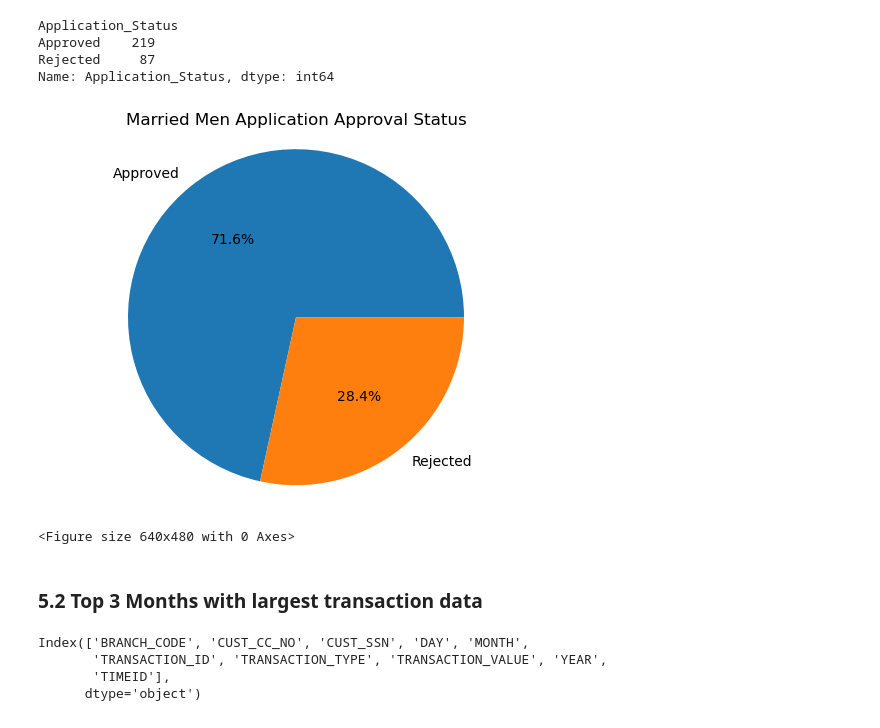
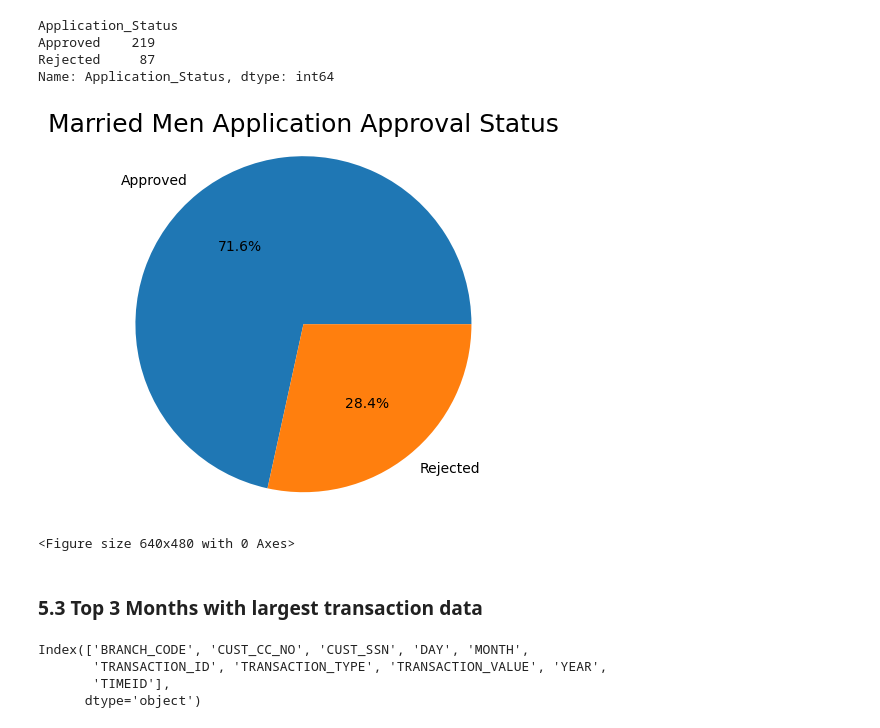
Before and after one commit to ondugba/Capstone, a Jupyter notebook: Ndugba_DE_Capstone_part2.ipynb, the cells around one changed output. Drawn from its saved outputs; the diff is of its cells as text; code cells hidden in the pictures.

```diff
--- a/Ndugba_DE_Capstone_part2.ipynb
+++ b/Ndugba_DE_Capstone_part2.ipynb
@@ -250,15 +267,15 @@ married_men = app_status_married_men.reset_index()
 married_men.columns = ['Status', 'count']
 # %%
 plt.pie(married_men['count'], labels=married_men['Status'], autopct='%1.1f%%')
-plt.title('Married Men Application Approval Status')
+plt.title('Married Men Application Approval Status', fontsize=18)
 plt.axis('equal')
 plt.show()
 plt.savefig('./images/married_men', dpi=500);
 # %% [output]
-[figure, old version]
+[figure, new version]
 <Figure size 640x480 with 0 Axes>
 # %% [markdown]
-### 5.2 Top 3 Months with largest transaction data
+### 5.3   Top 3 Months with largest transaction data
 # %%
 pd_credit.columns
 # %% [output]
```
Also changed, not shown: parts of 23 cells of this notebook, 7 other files.
